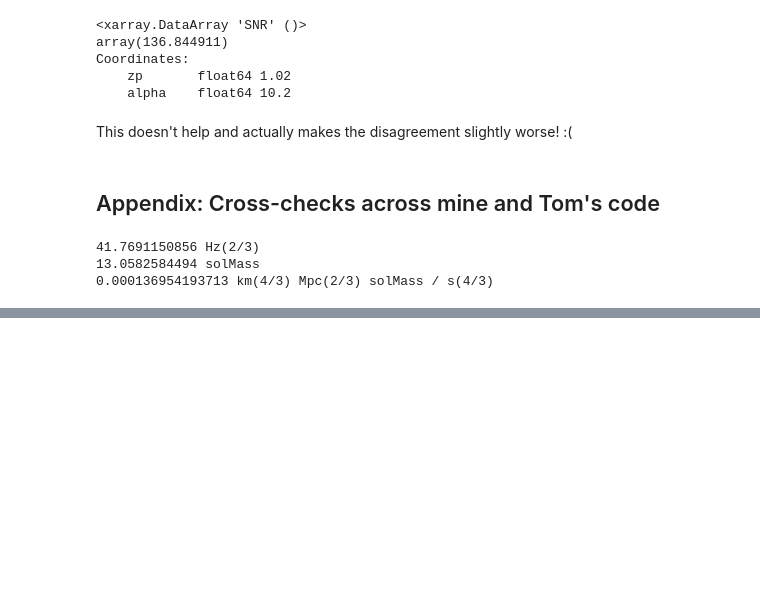
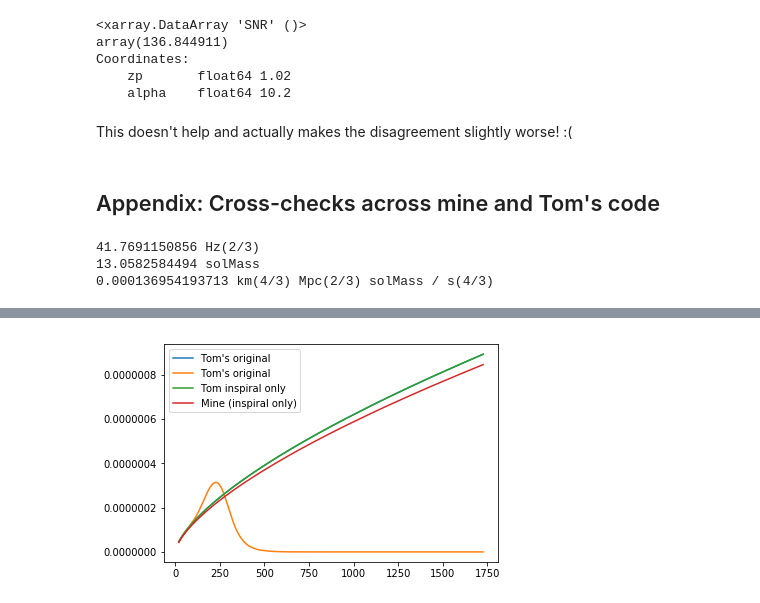
Before and after one commit to afarah18/stochastic_cosmo, a Jupyter notebook: Recreate_Fig2_minimal.ipynb, the cells around one changed output, grey strips where cells are left out. Drawn from its saved outputs; the diff is of its cells as text; code cells hidden in the pictures; blank space fills up the shorter version.

```diff
--- a/Recreate_Fig2_minimal.ipynb
+++ b/Recreate_Fig2_minimal.ipynb
@@ -40,7 +40,7 @@ z_int_arr = np.zeros((len(zp_array),len(alpha_arr))) / H0.unit
 for z in range(len(zp_array)):
     for a in range(len(alpha_arr)):
         z_params = [zp_array[z], alpha_arr[a], 3.] #beta=3 always
-        z_int = inte.quad(int_over_z,0,1e3,
+        z_int = inte.quad(int_over_z,0,10.,
                          args=(0.3, 0.7,0,z_params[0],
                                z_params[1],z_params[2])
                         )[0]
@@ -249,0 +390,28 @@ Coordinates:
+# %%
+H0 = 67.9 * u.km/u.s/u.Mpc
+c = const.c
+G = const.G.to(u.km**2 * u.Mpc /u.Msun/u.s**2)
+
+Rate = 30.0 /(u.Gpc**3 * u.year)
+def OmegaGW_mine_w_tom_signature(R0,alpha,beta,zp,freqs):
+    fpiG = np.power(freqs*np.pi*G,2./3)/3.
+    rhoc2 = ( c**2 ) * ( H0**2 ) * 3 /( 8 * np.pi * G )
+    massfac = one_chirp_mass().value * np.power(u.Msun,5./3)
+    Omega_m=0.69
+    integral = inte.quad(int_over_z,0,10.,
+                         args=(Omega_m, 1-Omega_m,0,zp,
+                               alpha,beta)
+                        )[0]
+    integral *= 1./H0
+
+    return (integral * R0 * massfac * fpiG / rhoc2).to(u.m/u.m)
+Ogw_me = OmegaGW_mine_w_tom_signature(Rate,10.,3.,1.,freqs_stoch*u.Hz)
+# %%
+plt.plot(freqs_stoch,Ogw_tom,label="Tom's original")
+plt.plot(freqs_stoch,Ogw_tom_inspiral,label="Tom inspiral only")
+plt.plot(freqs_stoch,Ogw_me,label='Mine (inspiral only)')
+# plt.xlim(10,300)
+plt.legend()
+plt.show()
+# %% [output]
+[figure, added]
```
Also changed, not shown: parts of 9 cells of this notebook.
